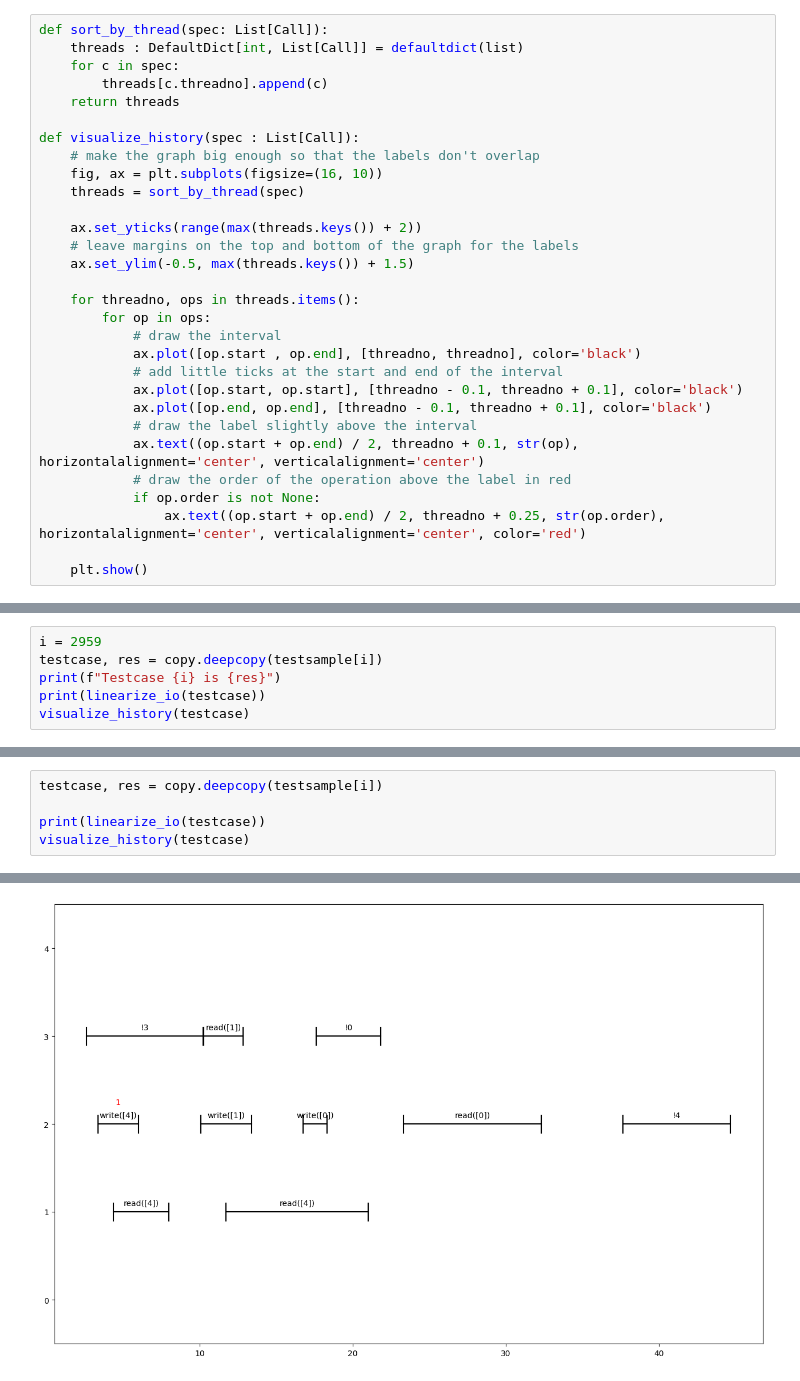
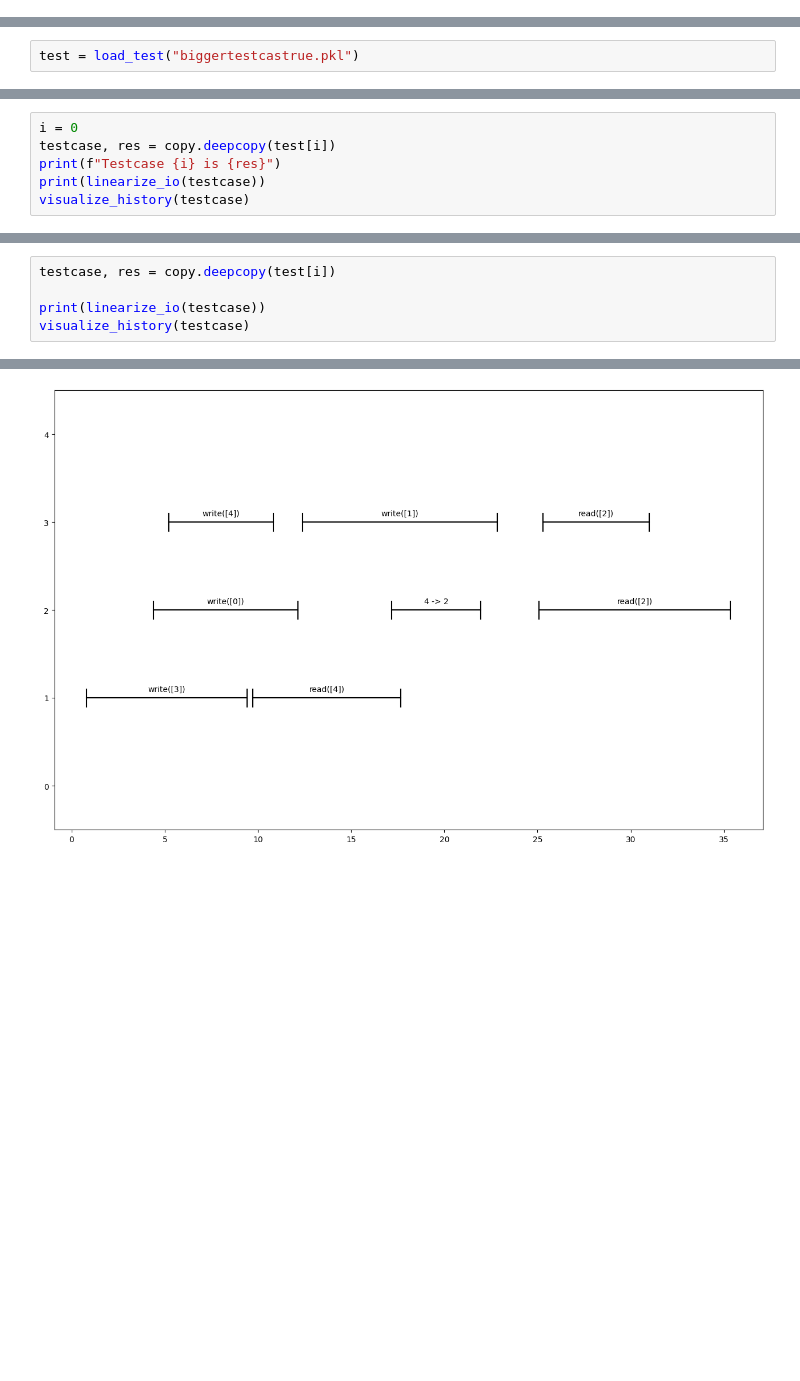
Before and after one commit to Pylyr/thesis-concurrency, a Jupyter notebook: linearization.ipynb, the cells around one changed output, grey strips where cells are left out. Saved outputs shown, nothing was run; the diff lists cells and outputs as text; blank space fills up the shorter version.

```diff
--- a/linearization.ipynb
+++ b/linearization.ipynb
@@ -70,30 +17,0 @@ class I:
-# %%
-def sort_by_thread(spec: List[Call]):
-    threads : DefaultDict[int, List[Call]] = defaultdict(list)
-    for c in spec:
-        threads[c.threadno].append(c)
-    return threads
-
-def visualize_history(spec : List[Call]):
-    # make the graph big enough so that the labels don't overlap
-    fig, ax = plt.subplots(figsize=(16, 10))
-    threads = sort_by_thread(spec)
-
-    ax.set_yticks(range(max(threads.keys()) + 2))
-    # leave margins on the top and bottom of the graph for the labels
-    ax.set_ylim(-0.5, max(threads.keys()) + 1.5)
-
-    for threadno, ops in threads.items():
-        for op in ops:
-            # draw the interval
-            ax.plot([op.start , op.end], [threadno, threadno], color='black')
-            # add little ticks at the start and end of the interval
-            ax.plot([op.start, op.start], [threadno - 0.1, threadno + 0.1], color='black')
-            ax.plot([op.end, op.end], [threadno - 0.1, threadno + 0.1], color='black')
-            # draw the label slightly above the interval
-            ax.text((op.start + op.end) / 2, threadno + 0.1, str(op), horizontalalignment='center', verticalalignment='center')
-            # draw the order of the operation above the label in red
-            if op.order is not None:
-                ax.text((op.start + op.end) / 2, threadno + 0.25, str(op.order), horizontalalignment='center', verticalalignment='center', color='red')
-
-    plt.show()
@@ -608,0 +163,2 @@ with open("testcasfalse.pkl", "rb") as f:
+# %%
+test = load_test("biggertestcastrue.pkl")
@@ -648,7 +193,7 @@ First failed: [2959, 3706, 3835, 3988, 4160, 4387, 4507, 4568, 4647, 4674, 4709,
 [interactive output not drawn]
 # %%
-i = 2959
-testcase, res = copy.deepcopy(testsample[i])
+i = 0
+testcase, res = copy.deepcopy(test[i])
 print(f"Testcase {i} is {res}")
 print(linearize_io(testcase))
 visualize_history(testcase)
@@ -668,10 +239,10 @@ if len(wrong_test_no) < 10:
 [interactive output not drawn]
 # %%
-testcase, res = copy.deepcopy(testsample[i])
+testcase, res = copy.deepcopy(test[i])
 
 print(linearize_io(testcase))
 visualize_history(testcase)
 # %% [output]
 True
-[figure, old version]
+[figure, new version]
 [interactive output not drawn]
```
Also changed, not shown: parts of 18 cells of this notebook, 11 other files.
